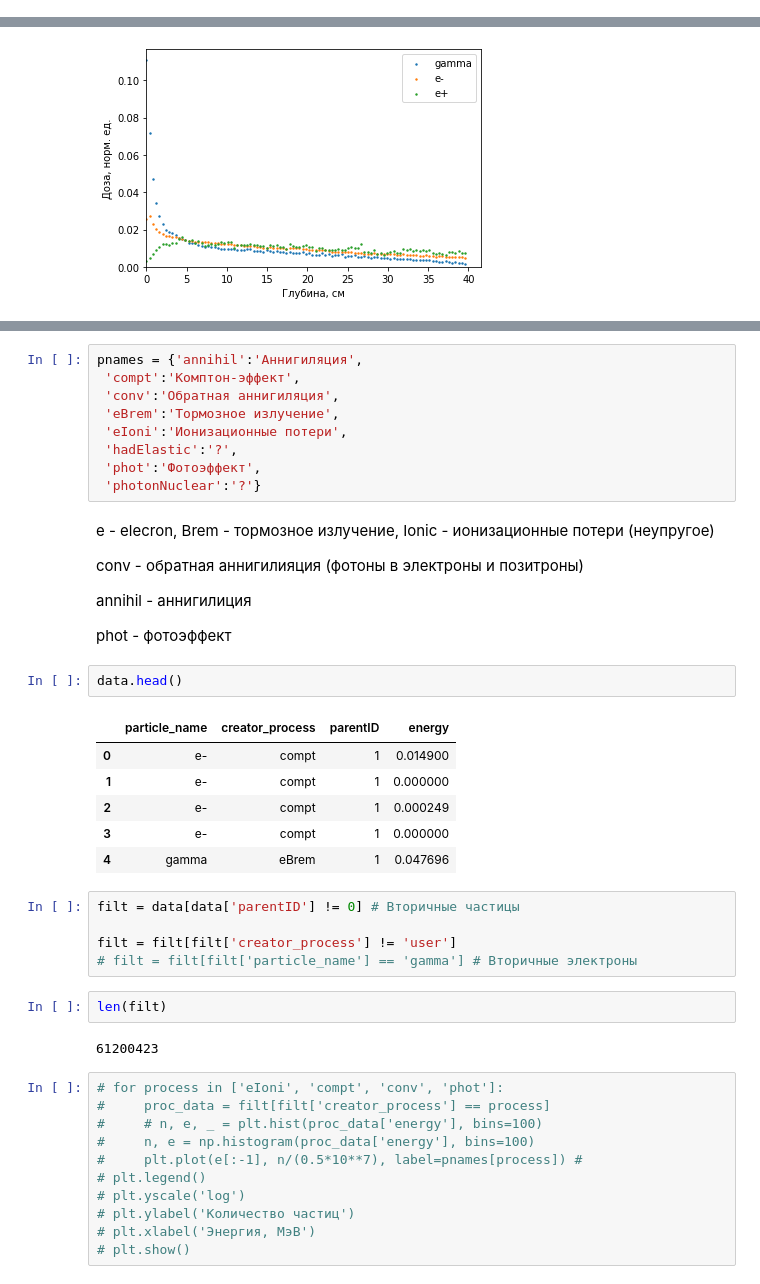
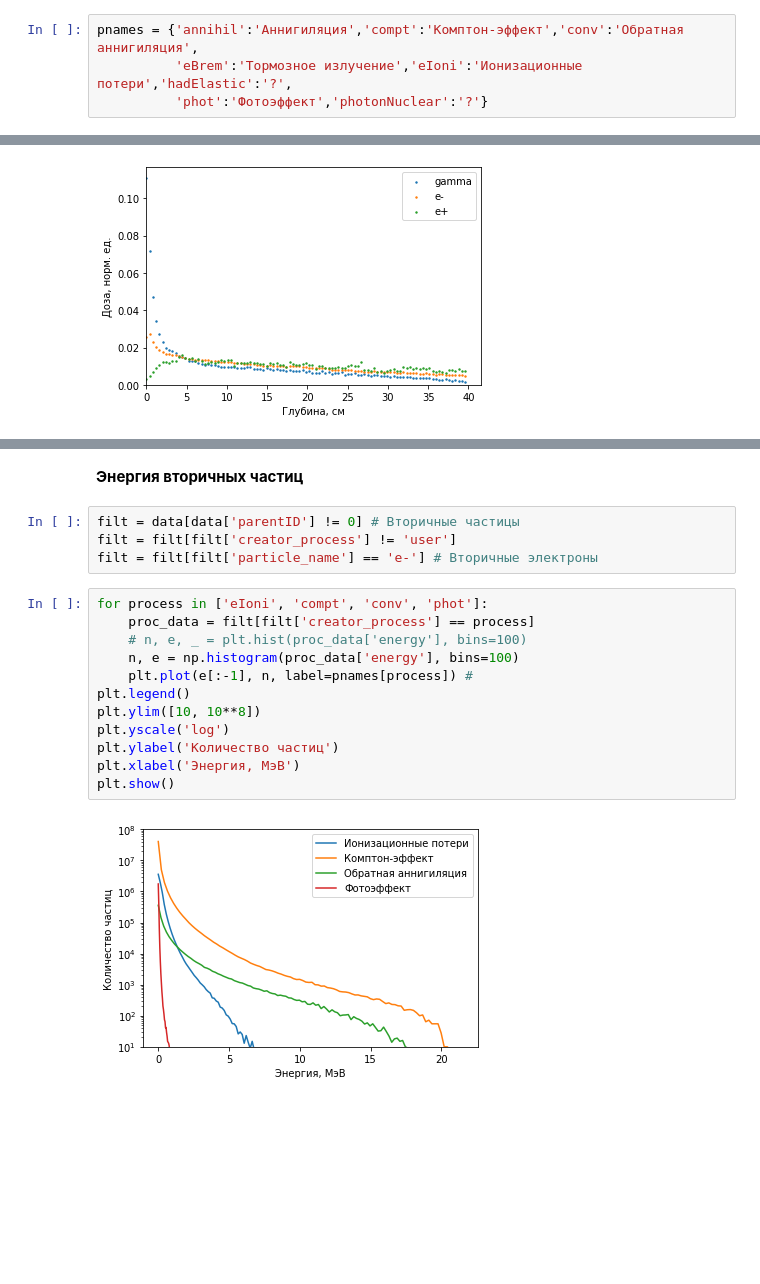
Before and after one commit to annndruha/Distribution-of-secondary-particles-in-tissue-equivalent-materials, a Jupyter notebook: model_cube/ParticlePlotter.ipynb, the cells around one changed output, grey strips where cells are left out. Saved outputs shown, nothing was run; the diff lists cells and outputs as text; blank space fills up the shorter version.

```diff
--- a/model_cube/ParticlePlotter.ipynb
+++ b/model_cube/ParticlePlotter.ipynb
@@ -27,6 +27,10 @@ with open(paths[0], 'r') as f:
     # print(f'Metarows: {meta_len}\nColumns: {columns}')
 # %% [output]
 Headers from file: build/Run0_nt_ParticleData_t8.csv
+# %%
+pnames = {'annihil':'Аннигиляция','compt':'Комптон-эффект','conv':'Обратная аннигиляция',
+          'eBrem':'Тормозное излучение','eIoni':'Ионизационные потери','hadElastic':'?',
+          'phot':'Фотоэффект','photonNuclear':'?'}
 # %%
 data = pd.DataFrame()
 for path in paths[:10]:
@@ -106,47 +146,21 @@ set(data['creator_process'])
-# %%
-pnames = {'annihil':'Аннигиляция',
- 'compt':'Комптон-эффект',
- 'conv':'Обратная аннигиляция',
- 'eBrem':'Тормозное излучение',
- 'eIoni':'Ионизационные потери',
- 'hadElastic':'?',
- 'phot':'Фотоэффект',
- 'photonNuclear':'?'}
-# %% [markdown]
-e - elecron, Brem - тормозное излучение, Ionic - ионизационные потери (неупругое)
-
-conv - обратная аннигилияция (фотоны в электроны и позитроны)
-
-annihil - аннигилиция
-
-phot - фотоэффект
-# %%
-data.head()
-# %% [output]
-|  | particle_name | creator_process | parentID | energy |
-| 0 | e- | compt | 1 | 0.014900 |
-| 1 | e- | compt | 1 | 0.000000 |
-| 2 | e- | compt | 1 | 0.000249 |
-| 3 | e- | compt | 1 | 0.000000 |
-| 4 | gamma | eBrem | 1 | 0.047696 |
+# %% [markdown]
+**Энергия вторичных частиц**
 # %%
 filt = data[data['parentID'] != 0] # Вторичные частицы
-
 filt = filt[filt['creator_process'] != 'user']
-# filt = filt[filt['particle_name'] == 'gamma'] # Вторичные электроны
+filt = filt[filt['particle_name'] == 'e-'] # Вторичные электроны
-# %%
-len(filt)
-# %% [output]
-61200423
 # %%
-# for process in ['eIoni', 'compt', 'conv', 'phot']:
-#     proc_data = filt[filt['creator_process'] == process]
-#     # n, e, _ = plt.hist(proc_data['energy'], bins=100)
-#     n, e = np.histogram(proc_data['energy'], bins=100)
-#     plt.plot(e[:-1], n/(0.5*10**7), label=pnames[process]) #
-# plt.legend()
-# plt.yscale('log')
-# plt.ylabel('Количество частиц')
-# plt.xlabel('Энергия, МэВ')
-# plt.show()
+for process in ['eIoni', 'compt', 'conv', 'phot']:
+    proc_data = filt[filt['creator_process'] == process]
+    # n, e, _ = plt.hist(proc_data['energy'], bins=100)
+    n, e = np.histogram(proc_data['energy'], bins=100)
+    plt.plot(e[:-1], n, label=pnames[process]) #
+plt.legend()
+plt.ylim([10, 10**8])
+plt.yscale('log')
+plt.ylabel('Количество частиц')
+plt.xlabel('Энергия, МэВ')
+plt.show()
+# %% [output]
+[figure, added]
 # %%
```
Also changed, not shown: parts of 9 cells of this notebook, 2 other files.
